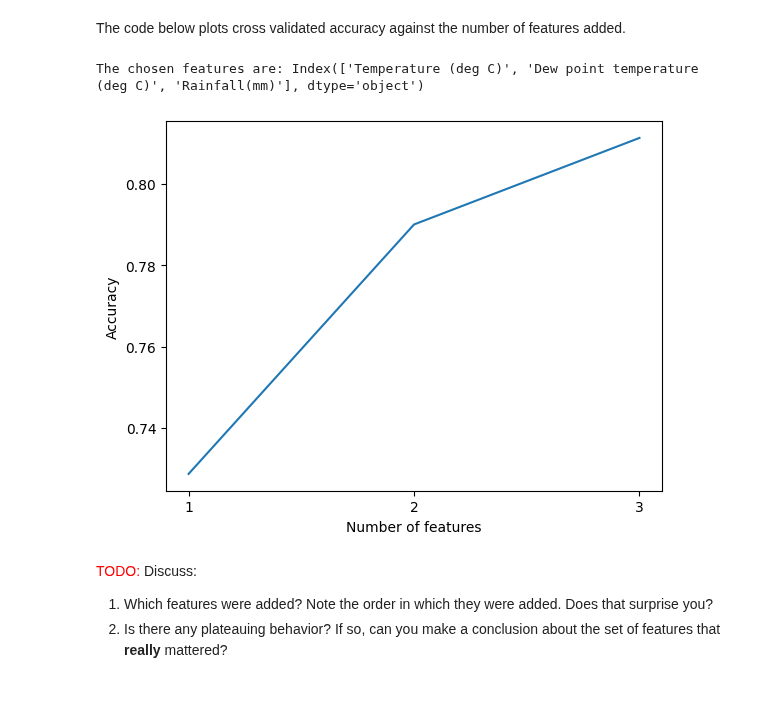
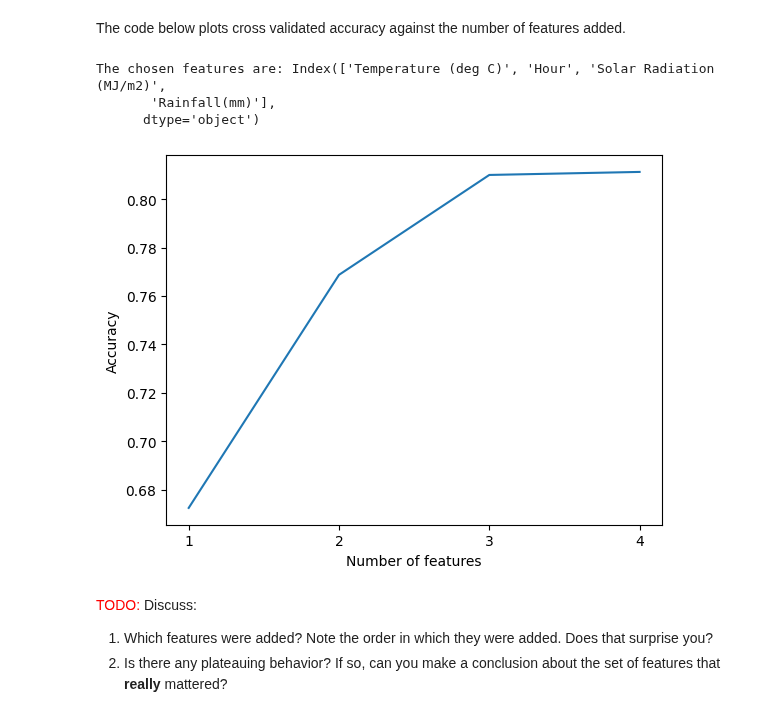
Before and after one commit to nickmvega/machine-learning, a Jupyter notebook: project_2/project2_src_vega_roth.ipynb, the cells around one changed output. Saved outputs shown, nothing was run; the diff lists cells and outputs as text; code cells hidden in the pictures.

```diff
--- a/project_2/project2_src_vega_roth.ipynb
+++ b/project_2/project2_src_vega_roth.ipynb
@@ -947,20 +947,22 @@ def greedy_forward(Xtrain, ytrain, model, k = 5):
 # %% [markdown]
 The code below plots cross validated accuracy against the number of features added.
 # %%
-model = KernelPerceptron(kernel=PolynomialKernel(p = 3), T=10)
+model = KernelPerceptron(kernel=LaplaceKernel(sigma = 0.0015), T=10)
 
 S, best_acc_list = greedy_forward(Xtrain, ytrain, model)
 print(f'The chosen features are: {feature_names[S]}')
 n_features = len(S)
 plt.figure()
 plt.plot(np.arange(n_features) + 1, best_acc_list)
 plt.xlabel("Number of features")
 plt.ylabel("Accuracy")
 plt.xticks(np.arange(n_features) + 1)
 plt.show()
 # %% [output]
-The chosen features are: Index(['Temperature (deg C)', 'Dew point temperature (deg C)', 'Rainfall(mm)'], dtype='object')
+The chosen features are: Index(['Temperature (deg C)', 'Hour', 'Solar Radiation (MJ/m2)',
+       'Rainfall(mm)'],
+      dtype='object')
-[figure, old version]
+[figure, new version]
 # %% [markdown]
 <span style="color:red"> TODO: </span> Discuss:
 1. Which features were added? Note the order in which they were added. Does that surprise you?
```
Also changed, not shown: parts of 1 cell of this notebook, 1 other file.
